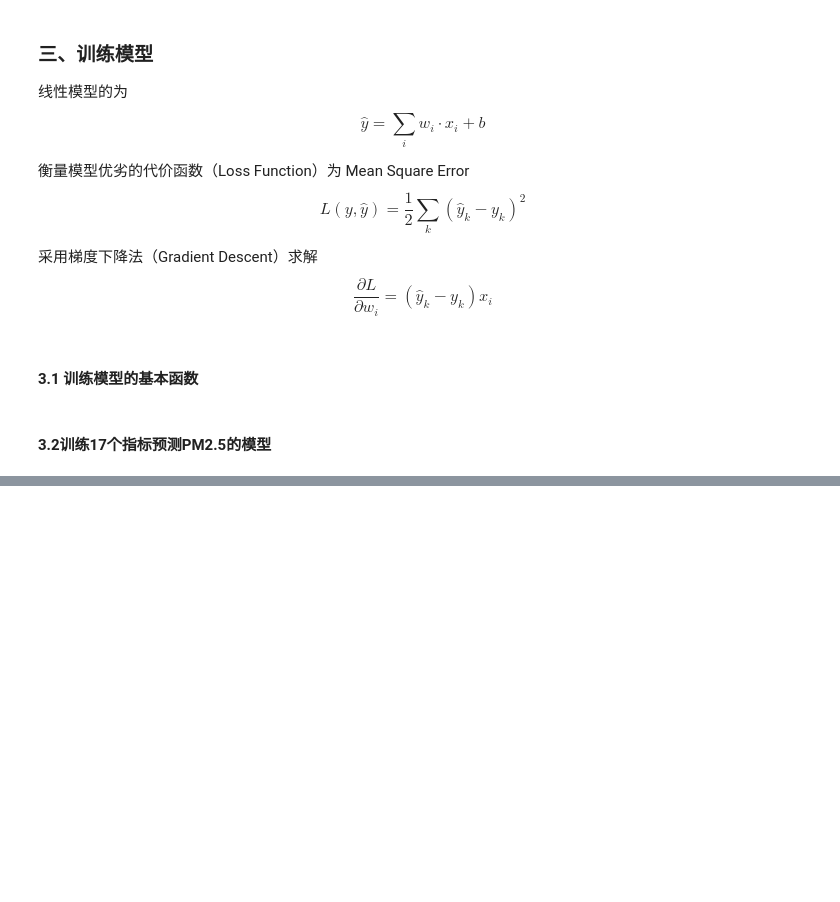
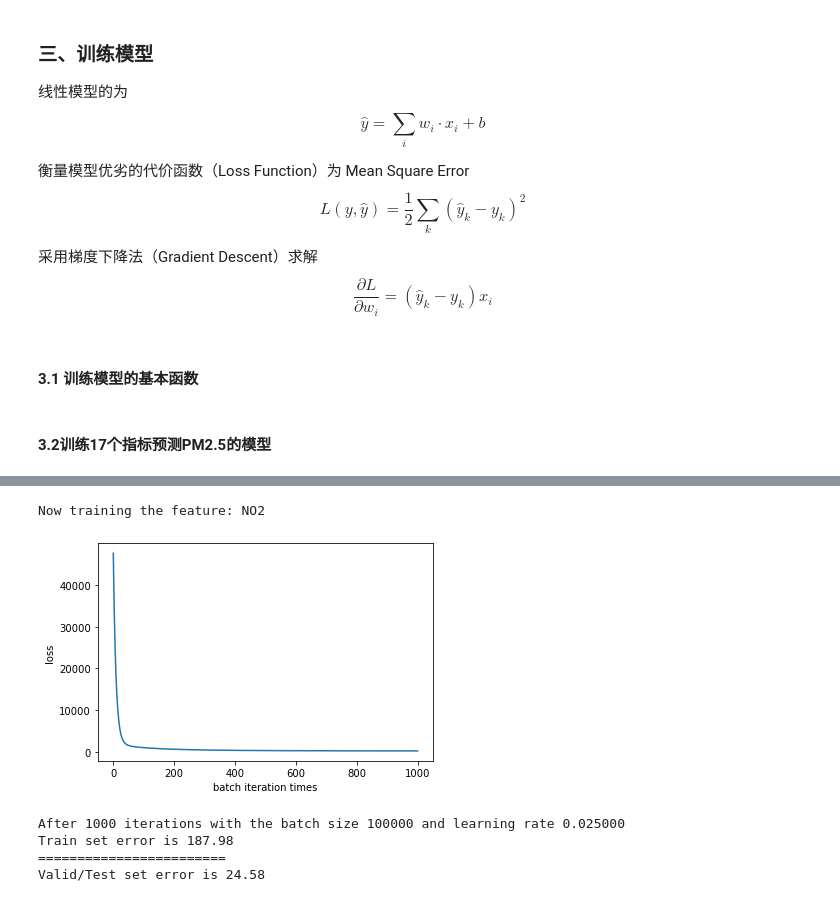
Before and after one commit to B15090815/hung-yi-Lee_2020_spring_ml_homework, a Jupyter notebook: hw_1/Linear_Regression.ipynb, the cells around one changed output, grey strips where cells are left out. Cells and saved outputs as stored; diff of their text form; code cells hidden in the pictures; blank space fills up the shorter version.

```diff
--- a/hw_1/Linear_Regression.ipynb
+++ b/hw_1/Linear_Regression.ipynb
@@ -307,0 +312,6 @@ def main():
+# %%
+save_param = False
+
+if save_param:
+    np.save(prefix + 'w.npy', w)
+    np.save(prefix + 'b.npy', b)
@@ -307,0 +320,46 @@ def main():
+# %%
+def train_each_feature_estimator(feature, alpha, iteration, batch_size, save_param = False):
+    print('Now training the feature:', feature)
+    dim = 9
+    prefix =r'data/features/' + feature + '_'
+    Xtrain = prefix + 'Xtrain.npy'
+    Ytrain = prefix + 'Ytrain.npy'
+
+
+#     alpha = 0.025
+#     iteration = 1000
+#     batch_size = 256
+
+
+    Xvalid = prefix + 'Xvalid.npy'
+    Yvalid = prefix + 'Yvalid.npy'
+
+    w, b = main(dim, Xtrain, Ytrain, Xvalid, Yvalid, alpha, iteration, batch_size)
+
+    if save_param:
+        np.save(prefix + 'w.npy', w)
+        np.save(prefix + 'b.npy', b)
+# %%
+
+'''
+feature_index = [
+    'AMB_TEMP', 'CH4', 'CO', 'NMHC', 'NO', 'NO2',
+    'NOx', 'O3', 'PM10', 'PM2.5', 'RAINFALL', 'RH',
+    'SO2', 'THC', 'WD_HR', 'WIND_DIREC', 'WIND_SPEED',
+    'WS_HR'
+]
+'''
+# train_each_feature_estimator('AMB_TEMP', 0.025, 1000, 256)
+# train_each_feature_estimator('AMB_TEMP', 0.005, 1000, 512, True)
+# train_each_feature_estimator('CH4', 0.025, 1000, 512, True)
+# train_each_feature_estimator('CO', 0.025, 1000, 100000, True)
+# train_each_feature_estimator('NMHC', 0.025, 1000, 100000, True)
+# train_each_feature_estimator('NO', 0.025, 1000, 100000, True)
+train_each_feature_estimator('NO2', 0.025, 1000, 100000, True)
+# %% [output]
+Now training the feature: NO2
+[figure, added]
+After 1000 iterations with the batch size 100000 and learning rate 0.025000
+Train set error is 187.98
+========================
+Valid/Test set error is 24.58
```
Also changed, not shown: parts of 28 cells of this notebook, 1 other file.
